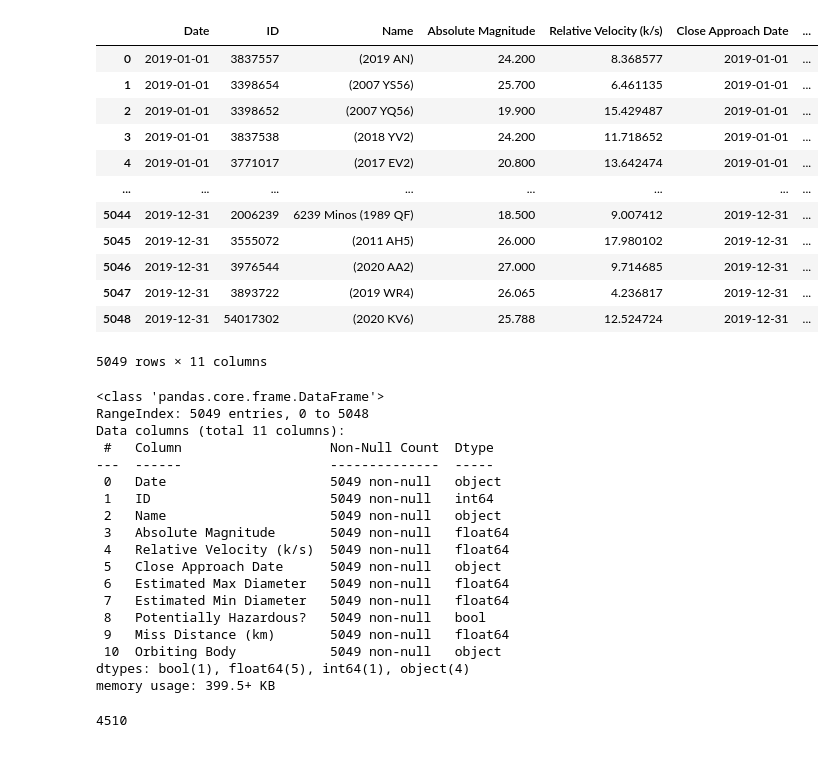
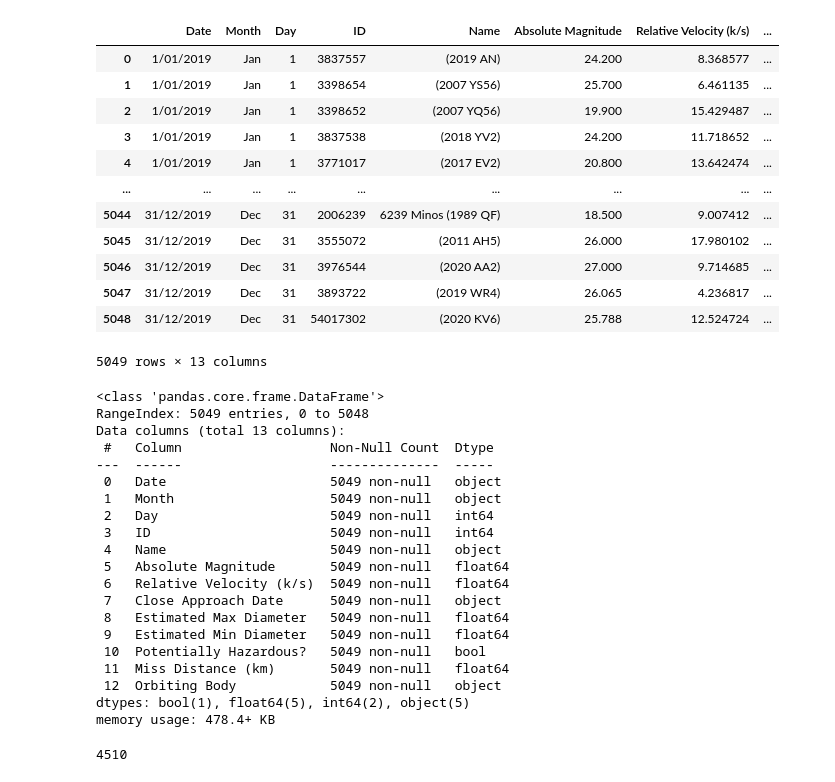
Before and after one commit to AmyAndersson/Datanauts_Project, a Jupyter notebook: DF.ipynb, the cells around one changed output. Cells and saved outputs as stored; diff of their text form; code cells hidden in the pictures.

```diff
--- a/DF.ipynb
+++ b/DF.ipynb
@@ -13,43 +13,45 @@ import nasa
 
 from api_keys import api_key
 # %%
-Asteroids = pd.read_csv("Asteroid.csv")
+Asteroids = pd.read_csv("Asteroid_dates.csv")
 Asteroids
 # %% [output]
-|  | Date | ID | Name | Absolute Magnitude | Relative Velocity (k/s) | Close Approach Date | ... |
-| 0 | 2019-01-01 | 3837557 | (2019 AN) | 24.200 | 8.368577 | 2019-01-01 | ... |
-| 1 | 2019-01-01 | 3398654 | (2007 YS56) | 25.700 | 6.461135 | 2019-01-01 | ... |
-| 2 | 2019-01-01 | 3398652 | (2007 YQ56) | 19.900 | 15.429487 | 2019-01-01 | ... |
-| 3 | 2019-01-01 | 3837538 | (2018 YV2) | 24.200 | 11.718652 | 2019-01-01 | ... |
-| 4 | 2019-01-01 | 3771017 | (2017 EV2) | 20.800 | 13.642474 | 2019-01-01 | ... |
-| ... | ... | ... | ... | ... | ... | ... | ... |
-| 5044 | 2019-12-31 | 2006239 | 6239 Minos (1989 QF) | 18.500 | 9.007412 | 2019-12-31 | ... |
-| 5045 | 2019-12-31 | 3555072 | (2011 AH5) | 26.000 | 17.980102 | 2019-12-31 | ... |
-| 5046 | 2019-12-31 | 3976544 | (2020 AA2) | 27.000 | 9.714685 | 2019-12-31 | ... |
-| 5047 | 2019-12-31 | 3893722 | (2019 WR4) | 26.065 | 4.236817 | 2019-12-31 | ... |
-| 5048 | 2019-12-31 | 54017302 | (2020 KV6) | 25.788 | 12.524724 | 2019-12-31 | ... |
+|  | Date | Month | Day | ID | Name | Absolute Magnitude | Relative Velocity (k/s) | ... |
+| 0 | 1/01/2019 | Jan | 1 | 3837557 | (2019 AN) | 24.200 | 8.368577 | ... |
+| 1 | 1/01/2019 | Jan | 1 | 3398654 | (2007 YS56) | 25.700 | 6.461135 | ... |
+| 2 | 1/01/2019 | Jan | 1 | 3398652 | (2007 YQ56) | 19.900 | 15.429487 | ... |
+| 3 | 1/01/2019 | Jan | 1 | 3837538 | (2018 YV2) | 24.200 | 11.718652 | ... |
+| 4 | 1/01/2019 | Jan | 1 | 3771017 | (2017 EV2) | 20.800 | 13.642474 | ... |
+| ... | ... | ... | ... | ... | ... | ... | ... | ... |
+| 5044 | 31/12/2019 | Dec | 31 | 2006239 | 6239 Minos (1989 QF) | 18.500 | 9.007412 | ... |
+| 5045 | 31/12/2019 | Dec | 31 | 3555072 | (2011 AH5) | 26.000 | 17.980102 | ... |
+| 5046 | 31/12/2019 | Dec | 31 | 3976544 | (2020 AA2) | 27.000 | 9.714685 | ... |
+| 5047 | 31/12/2019 | Dec | 31 | 3893722 | (2019 WR4) | 26.065 | 4.236817 | ... |
+| 5048 | 31/12/2019 | Dec | 31 | 54017302 | (2020 KV6) | 25.788 | 12.524724 | ... |
-5049 rows × 11 columns
+5049 rows × 13 columns
 # %%
 Asteroids.info()
 # %% [output]
 <class 'pandas.core.frame.DataFrame'>
 RangeIndex: 5049 entries, 0 to 5048
-Data columns (total 11 columns):
+Data columns (total 13 columns):
  #   Column                   Non-Null Count  Dtype
 ---  ------                   --------------  -----
  0   Date                     5049 non-null   object
- 1   ID                       5049 non-null   int64
- 2   Name                     5049 non-null   object
- 3   Absolute Magnitude       5049 non-null   float64
- 4   Relative Velocity (k/s)  5049 non-null   float64
- 5   Close Approach Date      5049 non-null   object
- 6   Estimated Max Diameter   5049 non-null   float64
- 7   Estimated Min Diameter   5049 non-null   float64
- 8   Potentially Hazardous?   5049 non-null   bool
- 9   Miss Distance (km)       5049 non-null   float64
- 10  Orbiting Body            5049 non-null   object
-dtypes: bool(1), float64(5), int64(1), object(4)
-memory usage: 399.5+ KB
+ 1   Month                    5049 non-null   object
+ 2   Day                      5049 non-null   int64
+ 3   ID                       5049 non-null   int64
+ 4   Name                     5049 non-null   object
+ 5   Absolute Magnitude       5049 non-null   float64
+ 6   Relative Velocity (k/s)  5049 non-null   float64
+ 7   Close Approach Date      5049 non-null   object
+ 8   Estimated Max Diameter   5049 non-null   float64
+ 9   Estimated Min Diameter   5049 non-null   float64
+ 10  Potentially Hazardous?   5049 non-null   bool
+ 11  Miss Distance (km)       5049 non-null   float64
+ 12  Orbiting Body            5049 non-null   object
+dtypes: bool(1), float64(5), int64(2), object(5)
+memory usage: 478.4+ KB
 # %%
 Asteroids["ID"].nunique()
 # %% [output]
```
Also changed, not shown: parts of 19 cells of this notebook, 2 other files.
